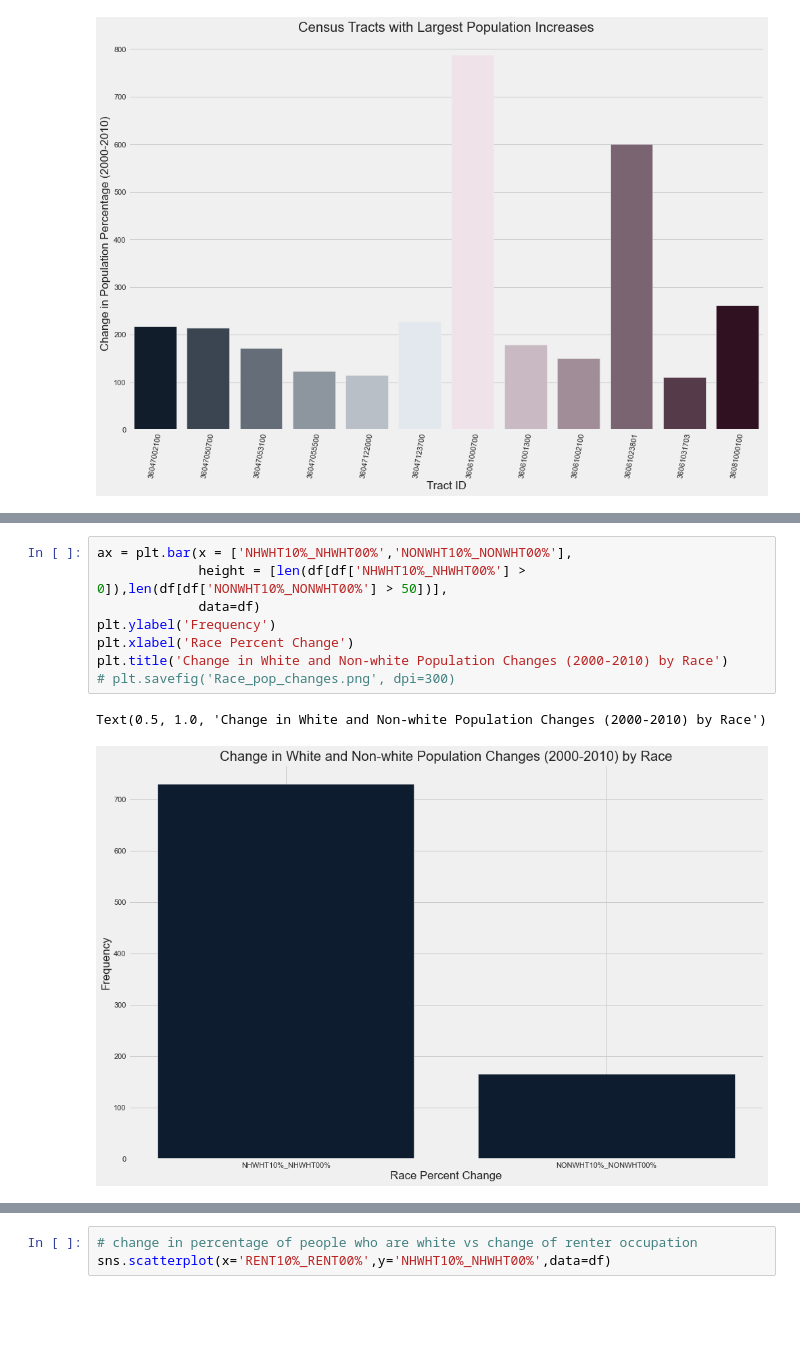
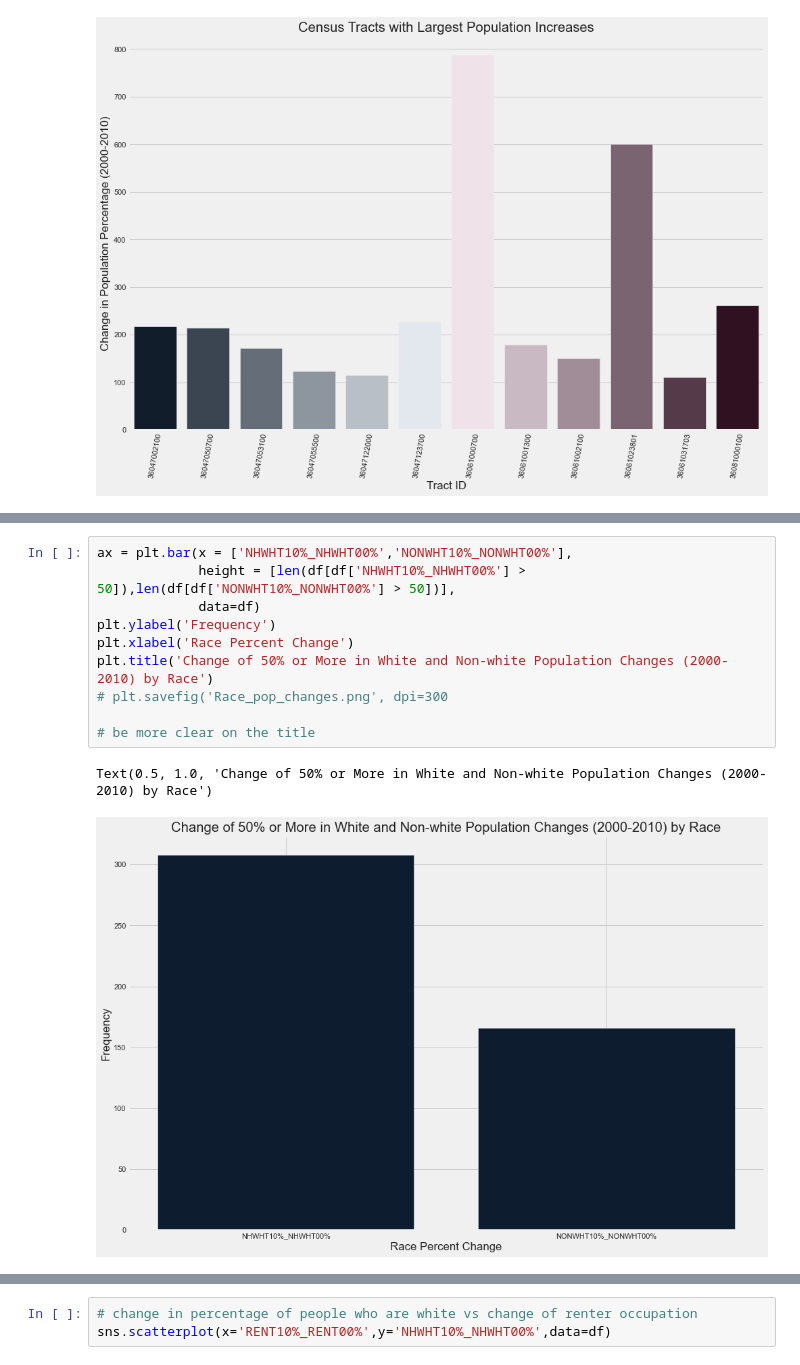
Before and after one commit to ptorres001/cluster_gentrification_new_york, a Jupyter notebook: EDA.ipynb, the cells around one changed output, grey strips where cells are left out. Cells and saved outputs as stored; diff of their text form; blank space fills up the shorter version.

```diff
--- a/EDA.ipynb
+++ b/EDA.ipynb
@@ -98,12 +96,14 @@ Text(0.5, 1.0, 'Change in White and Non-white Population Changes (2000-2010) by
 [figure]
 # %%
 ax = plt.bar(x = ['NHWHT10%_NHWHT00%','NONWHT10%_NONWHT00%'],
-             height = [len(df[df['NHWHT10%_NHWHT00%'] > 0]),len(df[df['NONWHT10%_NONWHT00%'] > 50])],
+             height = [len(df[df['NHWHT10%_NHWHT00%'] > 50]),len(df[df['NONWHT10%_NONWHT00%'] > 50])],
              data=df)
 plt.ylabel('Frequency')
 plt.xlabel('Race Percent Change')
-plt.title('Change in White and Non-white Population Changes (2000-2010) by Race')
-# plt.savefig('Race_pop_changes.png', dpi=300)
+plt.title('Change of 50% or More in White and Non-white Population Changes (2000-2010) by Race')
+# plt.savefig('Race_pop_changes.png', dpi=300
+
+# be more clear on the title
 # %% [output]
-Text(0.5, 1.0, 'Change in White and Non-white Population Changes (2000-2010) by Race')
+Text(0.5, 1.0, 'Change of 50% or More in White and Non-white Population Changes (2000-2010) by Race')
-[figure, old version]
+[figure, new version]
```
Also changed, not shown: parts of 6 cells of this notebook.
